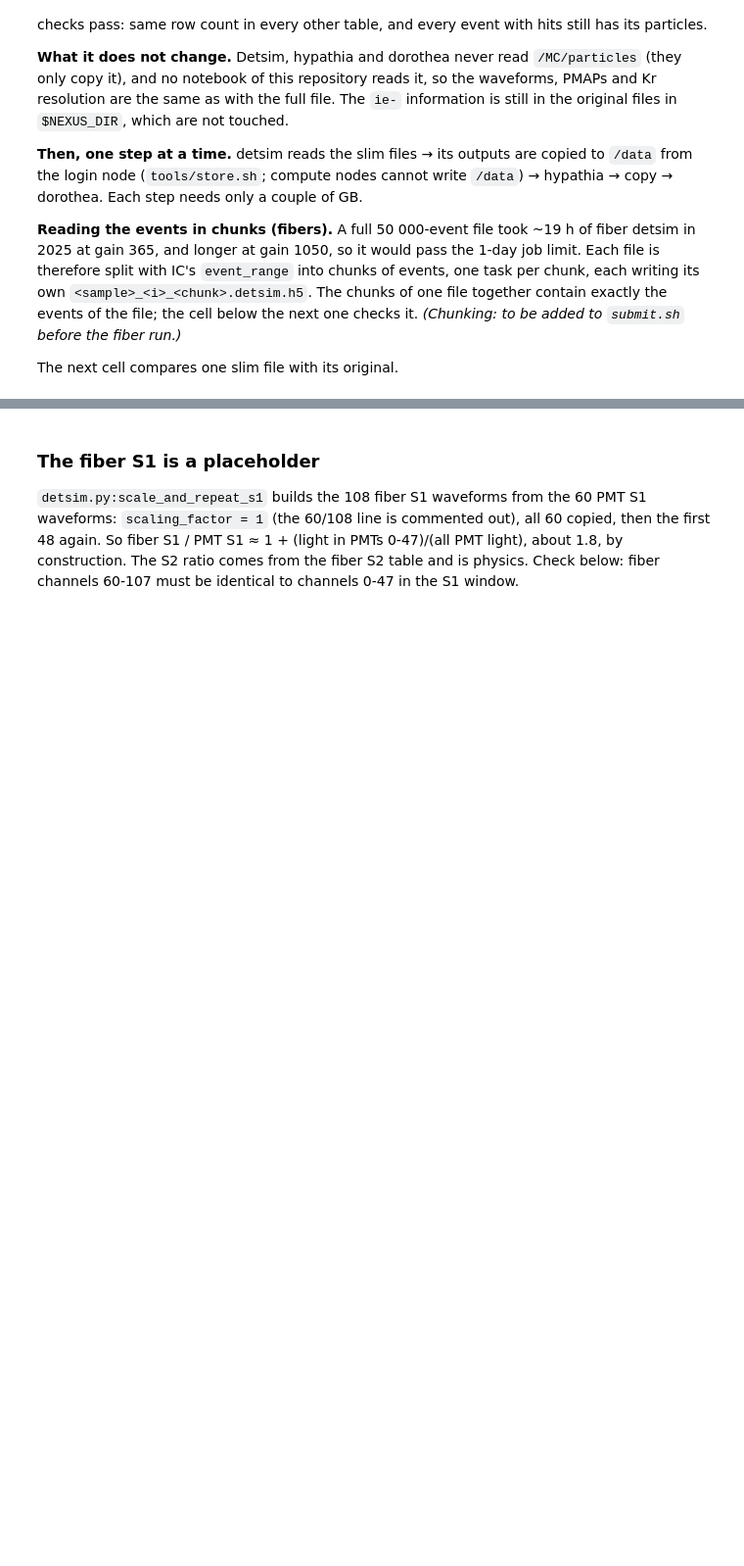
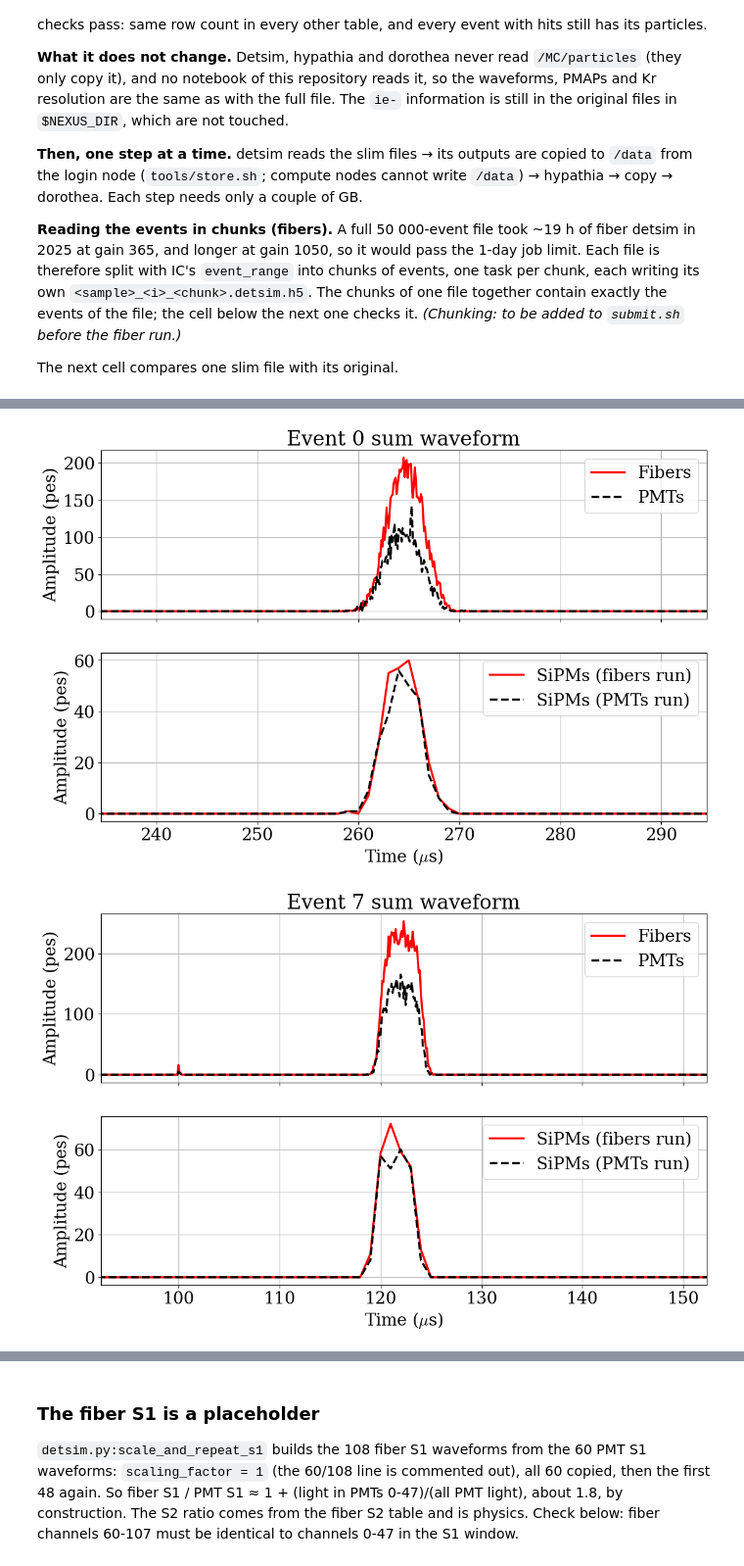
Before and after one commit to mariandbt/IC_ANALYSIS, a Jupyter notebook: notebooks/03_detsim.ipynb, the cells around one changed output, grey strips where cells are left out. Shown at 98% size. Saved outputs shown, nothing was run; the diff lists cells and outputs as text; code cells hidden in the pictures; blank space fills up the shorter version.

```diff
--- a/notebooks/03_detsim.ipynb
+++ b/notebooks/03_detsim.ipynb
@@ -65,0 +137,10 @@ checks.summary_ic([f_fib, f_pmt])
+# %%
+# 4. Zoom on S2: +-30 us around the S2 peak of the fibers sum waveform
+import tables as tb
+for i in EVENTS:
+    with tb.open_file(f_fib) as h:
+        t_peak = np.argmax(h.root.fibrd[i].sum(axis=0)[1100:]) * plots.EP_WIDTH_US + 110   # skip S1 (at 100 us)
+    show(plots.fib_vs_pmt(f_fib, f_pmt, i, xlim=(t_peak - 30, t_peak + 30)), f"fib_vs_pmt_S2zoom_{i}")
+# %% [output]
+[figure, added]
+[figure, added]
```
Also changed, not shown: parts of 11 cells of this notebook, 13 other files.
